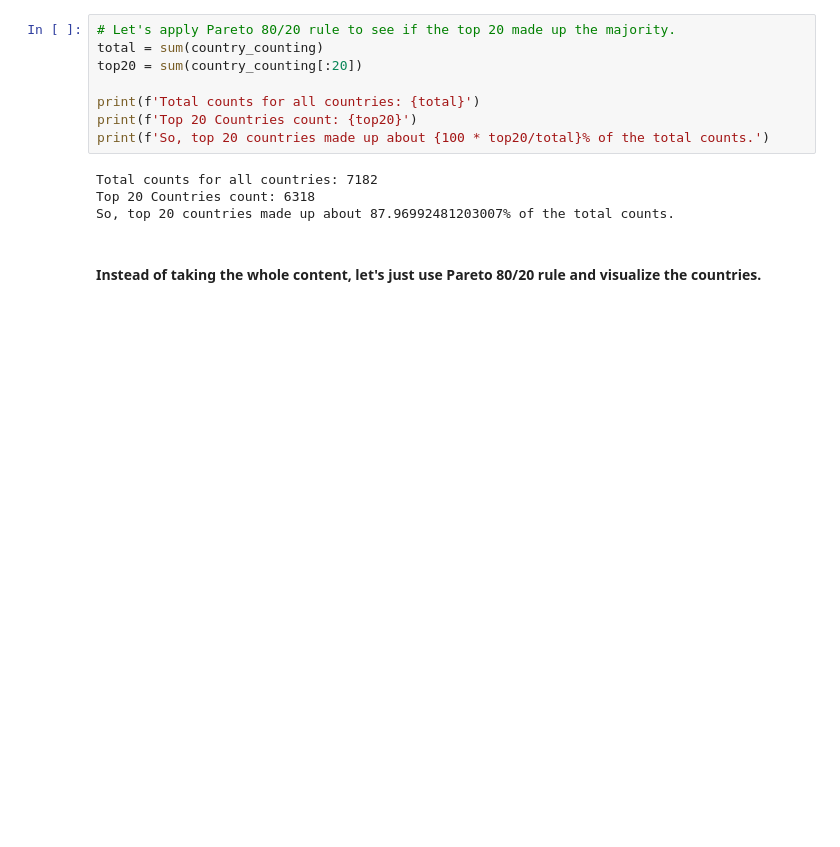
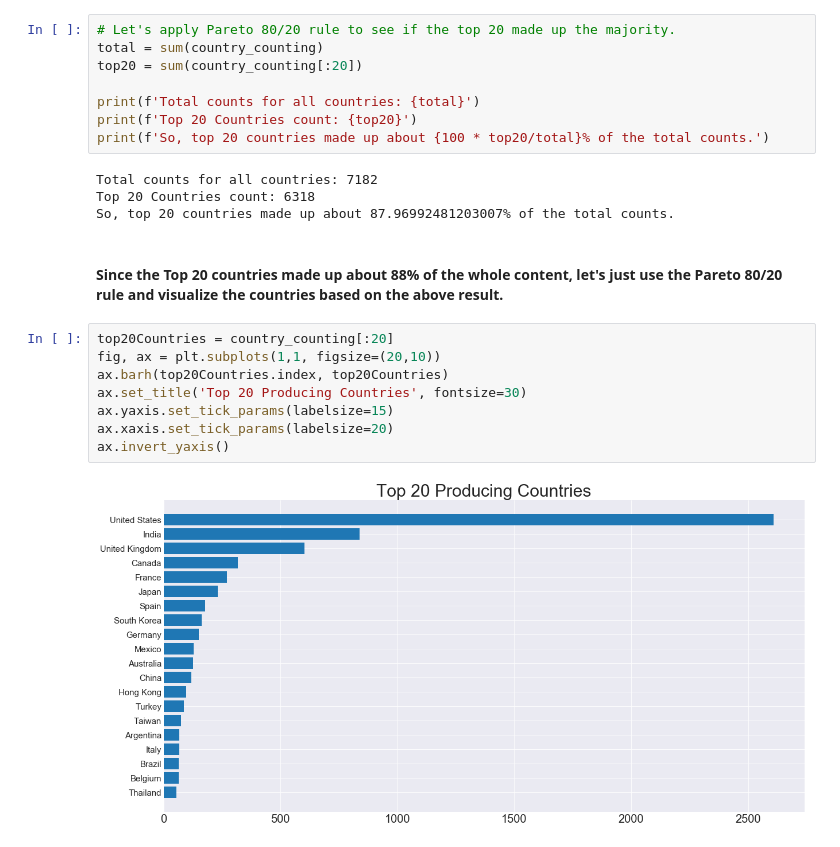
Before and after one commit to salmanmarizki/netflix_shows, a Jupyter notebook: EDA.ipynb, the cells around one changed output. Saved outputs shown, nothing was run; the diff lists cells and outputs as text; blank space fills up the shorter version.

Commit message:
added bar plot for top 20 countries

```diff
--- a/EDA.ipynb
+++ b/EDA.ipynb
@@ -145,4 +145,14 @@ Total counts for all countries: 7182
 Top 20 Countries count: 6318
 So, top 20 countries made up about 87.96992481203007% of the total counts.
 # %% [markdown]
-#### Instead of taking the whole content, let's just use Pareto 80/20 rule and visualize the countries.
+#### Since the Top 20 countries made up about 88% of the whole content, let's just use the Pareto 80/20 rule and visualize the countries based on the above result.
+# %%
+top20Countries = country_counting[:20]
+fig, ax = plt.subplots(1,1, figsize=(20,10))
+ax.barh(top20Countries.index, top20Countries)
+ax.set_title('Top 20 Producing Countries', fontsize=30)
+ax.yaxis.set_tick_params(labelsize=15)
+ax.xaxis.set_tick_params(labelsize=20)
+ax.invert_yaxis()
+# %% [output]
+[figure, added]
```
